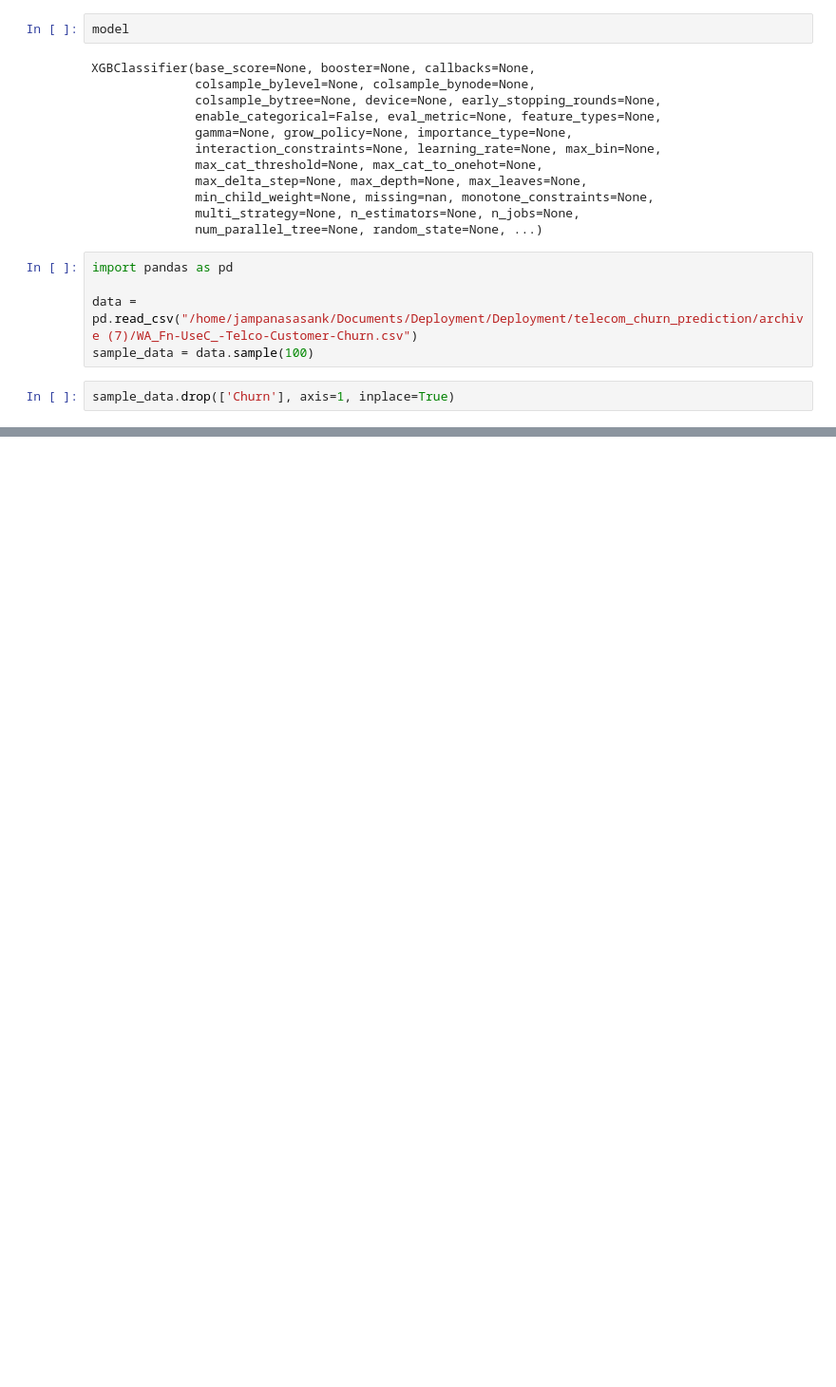
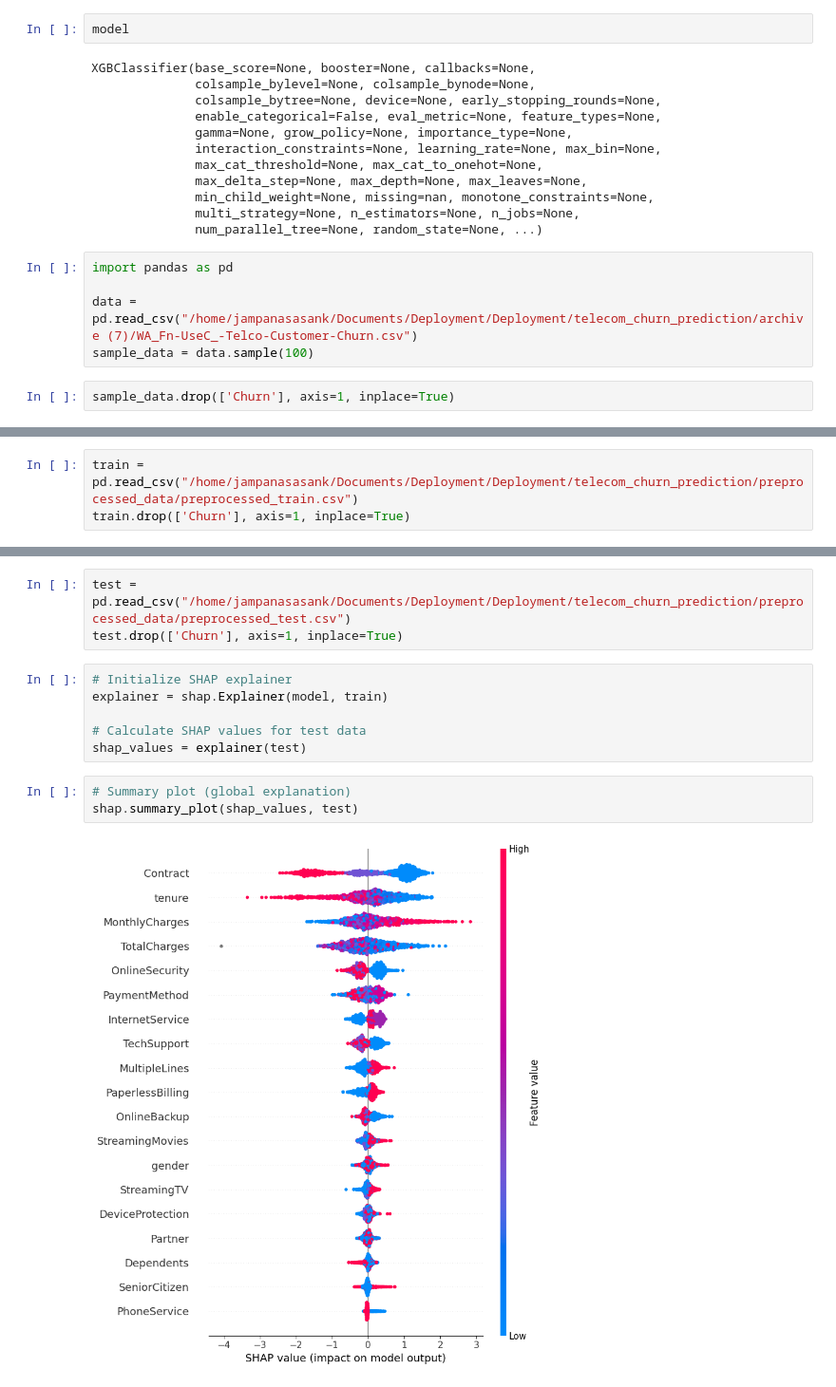
Before and after one commit to sasankjampana8/Deployment, a Jupyter notebook: telecom_churn_prediction/Notebook2.ipynb, the cells around one changed output, grey strips where cells are left out. Shown at 95% size. Drawn from its saved outputs; the diff is of its cells as text; blank space fills up the shorter version.

```diff
--- a/telecom_churn_prediction/Notebook2.ipynb
+++ b/telecom_churn_prediction/Notebook2.ipynb
@@ -63,0 +103,3 @@ sample_data #raw data
+# %%
+train = pd.read_csv("/home/jampanasasank/Documents/Deployment/Deployment/telecom_churn_prediction/preprocessed_data/preprocessed_train.csv")
+train.drop(['Churn'], axis=1, inplace=True)
@@ -63,0 +122,14 @@ sample_data #raw data
+# %%
+test = pd.read_csv("/home/jampanasasank/Documents/Deployment/Deployment/telecom_churn_prediction/preprocessed_data/preprocessed_test.csv")
+test.drop(['Churn'], axis=1, inplace=True)
+# %%
+# Initialize SHAP explainer
+explainer = shap.Explainer(model, train)
+
+# Calculate SHAP values for test data
+shap_values = explainer(test)
+# %%
+# Summary plot (global explanation)
+shap.summary_plot(shap_values, test)
+# %% [output]
+[figure, added]
```
Also changed, not shown: parts of 9 cells of this notebook, 28 other files.
